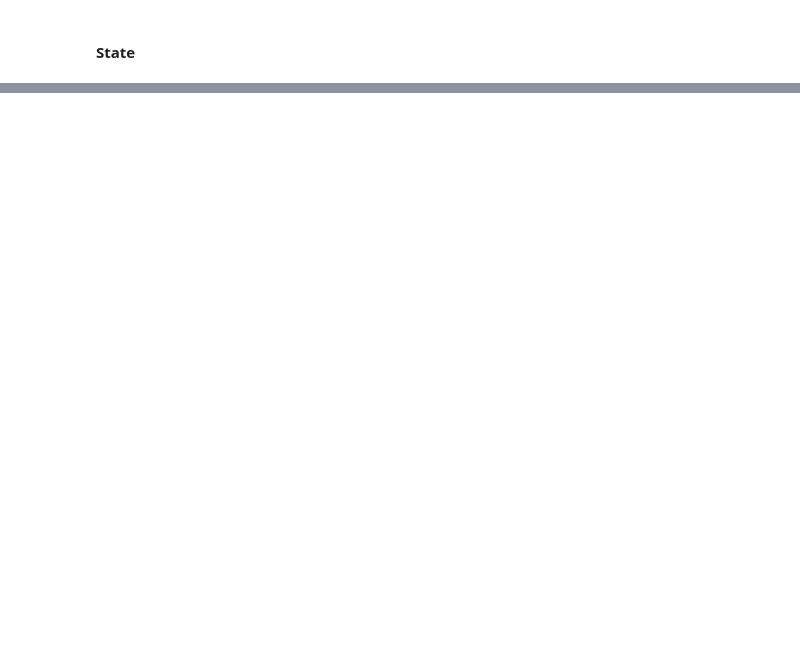
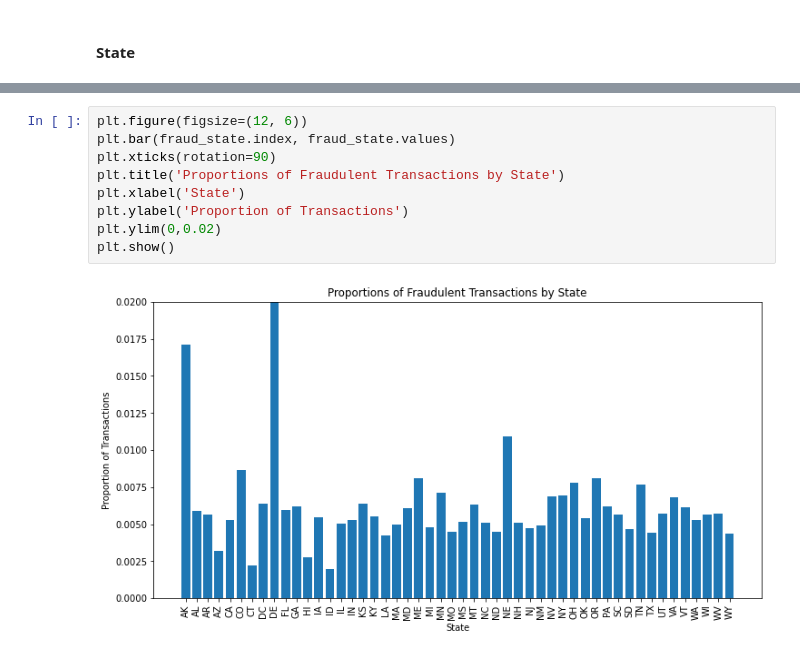
Before and after one commit to anabellafalk/cc_fraud_detection, a Jupyter notebook: eda.ipynb, the cells around one changed output, grey strips where cells are left out. Drawn from its saved outputs; the diff is of its cells as text; blank space fills up the shorter version.

```diff
--- a/eda.ipynb
+++ b/eda.ipynb
@@ -518,0 +646,11 @@ long/lat -> distance from merchant, city pop, state, city -> county?
+# %%
+plt.figure(figsize=(12, 6))
+plt.bar(fraud_state.index, fraud_state.values)
+plt.xticks(rotation=90)
+plt.title('Proportions of Fraudulent Transactions by State')
+plt.xlabel('State')
+plt.ylabel('Proportion of Transactions')
+plt.ylim(0,0.02)
+plt.show()
+# %% [output]
+[figure, added]
```
Also changed, not shown: parts of 42 cells of this notebook.
